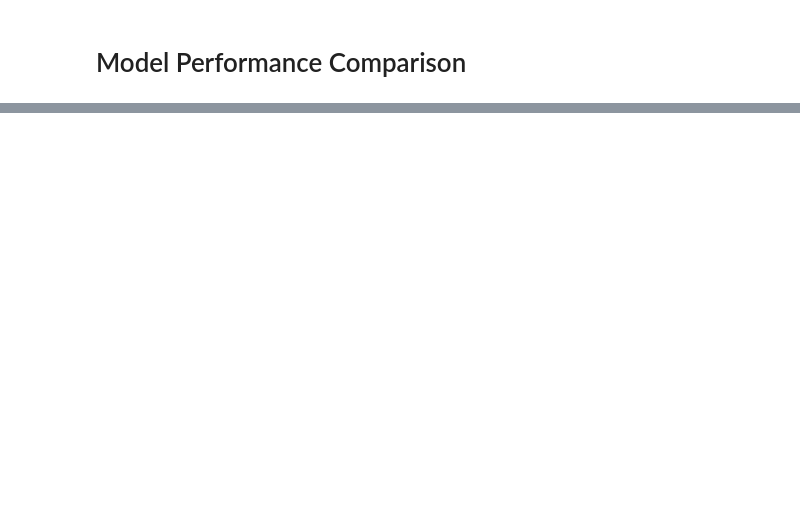
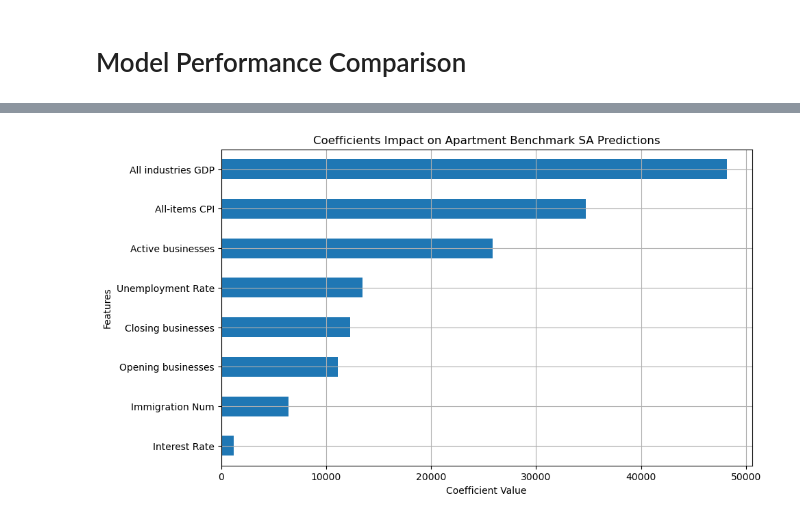
Before and after one commit to hitechparadigm/team_project_2, a Jupyter notebook: src/model/Apartment_Benchmark.ipynb, the cells around one changed output, grey strips where cells are left out. Drawn from its saved outputs; the diff is of its cells as text; code cells hidden in the pictures; blank space fills up the shorter version.

```diff
--- a/src/model/Apartment_Benchmark.ipynb
+++ b/src/model/Apartment_Benchmark.ipynb
@@ -207,0 +221,18 @@ The Multiple Linear Regression model is the most accurate and effective model fo
+# %%
+# Function to visualize model coefficients for linear regression
+def plot_coefficients(model, feature_names, title):
+    coefficients = pd.Series(model.coef_, index=feature_names)
+    coefficients = coefficients.sort_values()
+
+    plt.figure(figsize=(10, 6))
+    coefficients.plot(kind='barh')
+    plt.title(title)
+    plt.xlabel('Coefficient Value')
+    plt.ylabel('Features')
+    plt.grid(True)
+    plt.show()
+
+# Plotting coefficients for Linear Regression model
+plot_coefficients(lr_model, external_features, 'Coefficients Impact on Apartment Benchmark SA Predictions')
+# %% [output]
+[figure, added]
```
Also changed, not shown: parts of 4 cells of this notebook.
